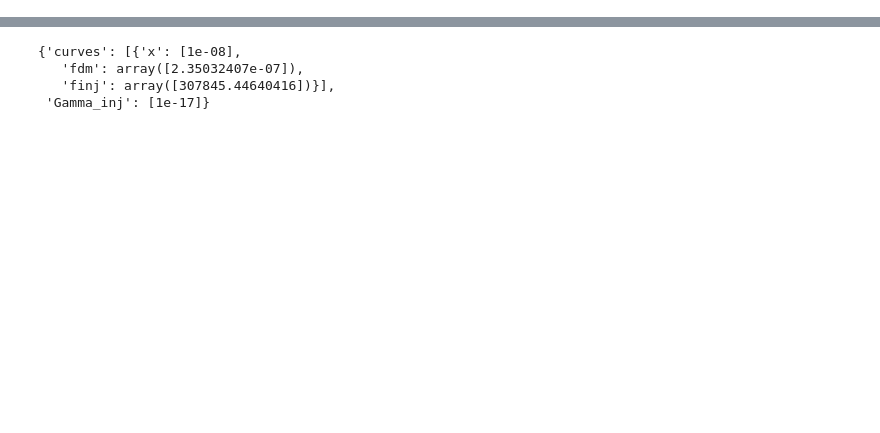
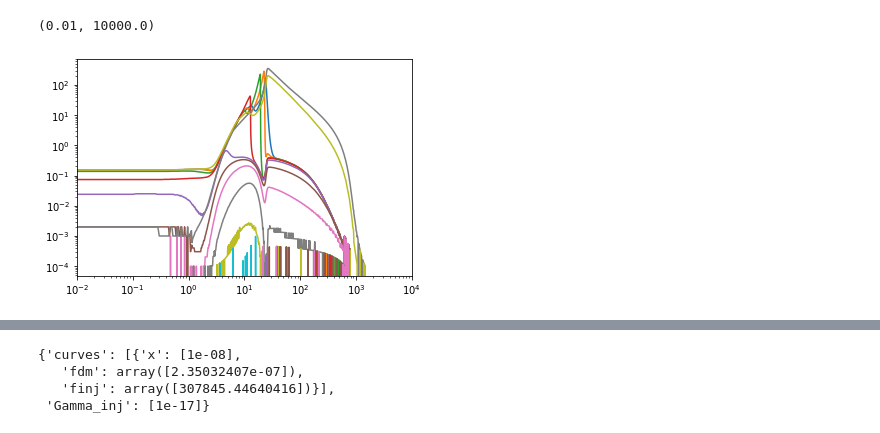
Before and after one commit to CMBSPEC/specdist, a Jupyter notebook: specdist/notebooks/pispec_np_2.ipynb, the cells around one changed output, grey strips where cells are left out. Cells and saved outputs as stored; diff of their text form; code cells hidden in the pictures; blank space fills up the shorter version.

```diff
--- a/specdist/notebooks/pispec_np_2.ipynb
+++ b/specdist/notebooks/pispec_np_2.ipynb
@@ -59,0 +385,11 @@ pi.load_ct_spectra_lib('xe_history_200720',sd_lib_xe_history)
+# %%
+for i in range(len(sd_lib_xe_history.Xe_values_2d[0])):
+    if i%10 == 0:
+        Xe = sd_lib_xe_history.DXe_Xe_2d[0][i]
+        z = sd_lib_xe_history.Xe_redshifts_2d[0][i]
+        plt.plot(z,Xe)
+plt.loglog()
+plt.xlim(0.01,1e4)
+# %% [output]
+(0.01, 10000.0)
+[figure, added]
```
Also changed, not shown: parts of 30 cells of this notebook, 1 other file.
